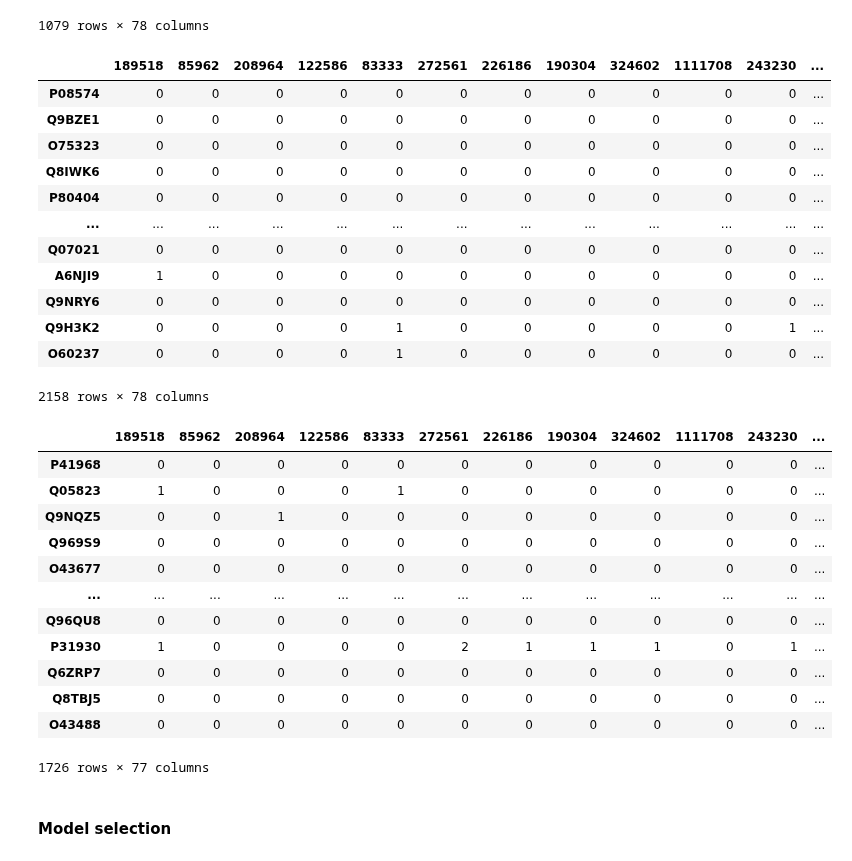
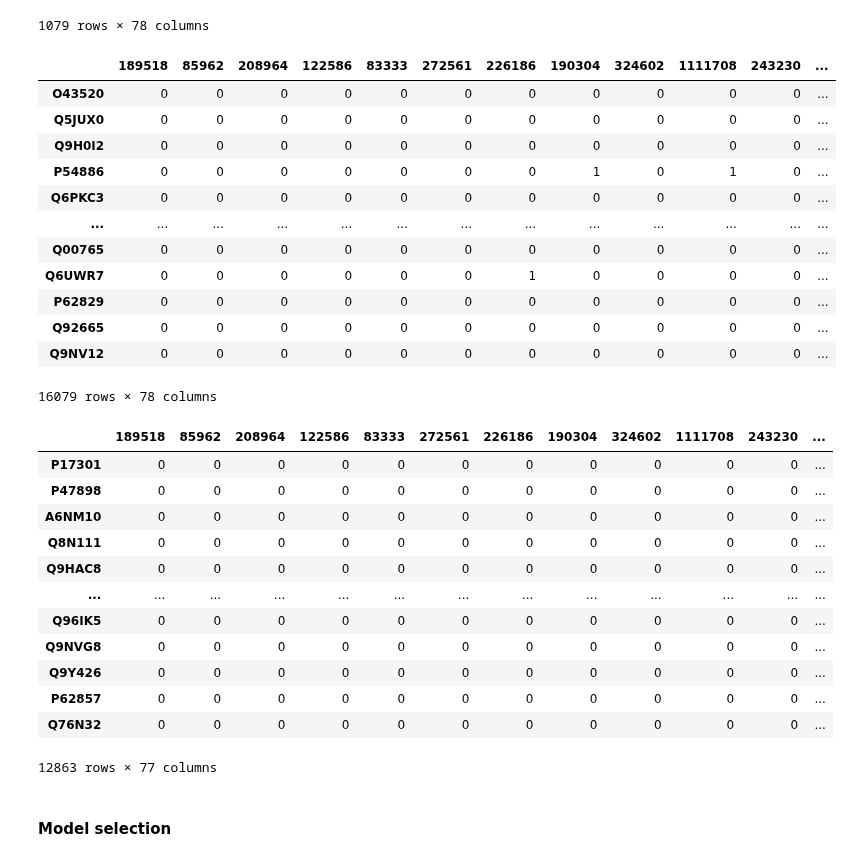
Before and after one commit to geovalexis/PP2GO, a Jupyter notebook: notebooks/machine_learning.ipynb, the cells around one changed output. Cells and saved outputs as stored; diff of their text form; code cells hidden in the pictures.

Commit message:
Increased size of negative samples (non-mitochondrial)

```diff
--- a/notebooks/machine_learning.ipynb
+++ b/notebooks/machine_learning.ipynb
@@ -277,23 +277,23 @@ positive_samples
 1079 rows × 78 columns
 # %%
 # Build training dataset from a combination of the positive and a determined number of negative samples.
-training_matrix = pd.concat([positive_samples, negative_samples.sample(n=len(positive_samples))]) # Same proportion of negative and positive samples
+training_matrix = pd.concat([positive_samples, negative_samples.sample(n=15000)])
 training_matrix = training_matrix.sample(frac=1) # Shuffle randomly
 training_matrix
 # %% [output]
 |  | 189518 | 85962 | 208964 | 122586 | 83333 | 272561 | 226186 | 190304 | 324602 | 1111708 | 243230 | ... |
-| P08574 | 0 | 0 | 0 | 0 | 0 | 0 | 0 | 0 | 0 | 0 | 0 | ... |
-| Q9BZE1 | 0 | 0 | 0 | 0 | 0 | 0 | 0 | 0 | 0 | 0 | 0 | ... |
-| O75323 | 0 | 0 | 0 | 0 | 0 | 0 | 0 | 0 | 0 | 0 | 0 | ... |
-| Q8IWK6 | 0 | 0 | 0 | 0 | 0 | 0 | 0 | 0 | 0 | 0 | 0 | ... |
-| P80404 | 0 | 0 | 0 | 0 | 0 | 0 | 0 | 0 | 0 | 0 | 0 | ... |
+| O43520 | 0 | 0 | 0 | 0 | 0 | 0 | 0 | 0 | 0 | 0 | 0 | ... |
+| Q5JUX0 | 0 | 0 | 0 | 0 | 0 | 0 | 0 | 0 | 0 | 0 | 0 | ... |
+| Q9H0I2 | 0 | 0 | 0 | 0 | 0 | 0 | 0 | 0 | 0 | 0 | 0 | ... |
+| P54886 | 0 | 0 | 0 | 0 | 0 | 0 | 0 | 1 | 0 | 1 | 0 | ... |
+| Q6PKC3 | 0 | 0 | 0 | 0 | 0 | 0 | 0 | 0 | 0 | 0 | 0 | ... |
 | ... | ... | ... | ... | ... | ... | ... | ... | ... | ... | ... | ... | ... |
-| Q07021 | 0 | 0 | 0 | 0 | 0 | 0 | 0 | 0 | 0 | 0 | 0 | ... |
-| A6NJI9 | 1 | 0 | 0 | 0 | 0 | 0 | 0 | 0 | 0 | 0 | 0 | ... |
-| Q9NRY6 | 0 | 0 | 0 | 0 | 0 | 0 | 0 | 0 | 0 | 0 | 0 | ... |
-| Q9H3K2 | 0 | 0 | 0 | 0 | 1 | 0 | 0 | 0 | 0 | 0 | 1 | ... |
-| O60237 | 0 | 0 | 0 | 0 | 1 | 0 | 0 | 0 | 0 | 0 | 0 | ... |
+| Q00765 | 0 | 0 | 0 | 0 | 0 | 0 | 0 | 0 | 0 | 0 | 0 | ... |
+| Q6UWR7 | 0 | 0 | 0 | 0 | 0 | 0 | 1 | 0 | 0 | 0 | 0 | ... |
+| P62829 | 0 | 0 | 0 | 0 | 0 | 0 | 0 | 0 | 0 | 0 | 0 | ... |
+| Q92665 | 0 | 0 | 0 | 0 | 0 | 0 | 0 | 0 | 0 | 0 | 0 | ... |
+| Q9NV12 | 0 | 0 | 0 | 0 | 0 | 0 | 0 | 0 | 0 | 0 | 0 | ... |
-2158 rows × 78 columns
+16079 rows × 78 columns
 # %%
 import pandas as pd
 from sklearn.model_selection import train_test_split
@@ -306,18 +306,18 @@ X_train, X_test, y_train, y_test = train_test_split(X_training_matrix, y_trainin
 X_train
 # %% [output]
 |  | 189518 | 85962 | 208964 | 122586 | 83333 | 272561 | 226186 | 190304 | 324602 | 1111708 | 243230 | ... |
-| P41968 | 0 | 0 | 0 | 0 | 0 | 0 | 0 | 0 | 0 | 0 | 0 | ... |
-| Q05823 | 1 | 0 | 0 | 0 | 1 | 0 | 0 | 0 | 0 | 0 | 0 | ... |
-| Q9NQZ5 | 0 | 0 | 1 | 0 | 0 | 0 | 0 | 0 | 0 | 0 | 0 | ... |
-| Q969S9 | 0 | 0 | 0 | 0 | 0 | 0 | 0 | 0 | 0 | 0 | 0 | ... |
-| O43677 | 0 | 0 | 0 | 0 | 0 | 0 | 0 | 0 | 0 | 0 | 0 | ... |
+| P17301 | 0 | 0 | 0 | 0 | 0 | 0 | 0 | 0 | 0 | 0 | 0 | ... |
+| P47898 | 0 | 0 | 0 | 0 | 0 | 0 | 0 | 0 | 0 | 0 | 0 | ... |
+| A6NM10 | 0 | 0 | 0 | 0 | 0 | 0 | 0 | 0 | 0 | 0 | 0 | ... |
+| Q8N111 | 0 | 0 | 0 | 0 | 0 | 0 | 0 | 0 | 0 | 0 | 0 | ... |
+| Q9HAC8 | 0 | 0 | 0 | 0 | 0 | 0 | 0 | 0 | 0 | 0 | 0 | ... |
 | ... | ... | ... | ... | ... | ... | ... | ... | ... | ... | ... | ... | ... |
-| Q96QU8 | 0 | 0 | 0 | 0 | 0 | 0 | 0 | 0 | 0 | 0 | 0 | ... |
-| P31930 | 1 | 0 | 0 | 0 | 0 | 2 | 1 | 1 | 1 | 0 | 1 | ... |
-| Q6ZRP7 | 0 | 0 | 0 | 0 | 0 | 0 | 0 | 0 | 0 | 0 | 0 | ... |
-| Q8TBJ5 | 0 | 0 | 0 | 0 | 0 | 0 | 0 | 0 | 0 | 0 | 0 | ... |
-| O43488 | 0 | 0 | 0 | 0 | 0 | 0 | 0 | 0 | 0 | 0 | 0 | ... |
+| Q96IK5 | 0 | 0 | 0 | 0 | 0 | 0 | 0 | 0 | 0 | 0 | 0 | ... |
+| Q9NVG8 | 0 | 0 | 0 | 0 | 0 | 0 | 0 | 0 | 0 | 0 | 0 | ... |
+| Q9Y426 | 0 | 0 | 0 | 0 | 0 | 0 | 0 | 0 | 0 | 0 | 0 | ... |
+| P62857 | 0 | 0 | 0 | 0 | 0 | 0 | 0 | 0 | 0 | 0 | 0 | ... |
+| Q76N32 | 0 | 0 | 0 | 0 | 0 | 0 | 0 | 0 | 0 | 0 | 0 | ... |
-1726 rows × 77 columns
+12863 rows × 77 columns
 # %% [markdown]
 #### Model selection
 # %%
```
Also changed, not shown: parts of 8 cells of this notebook.
